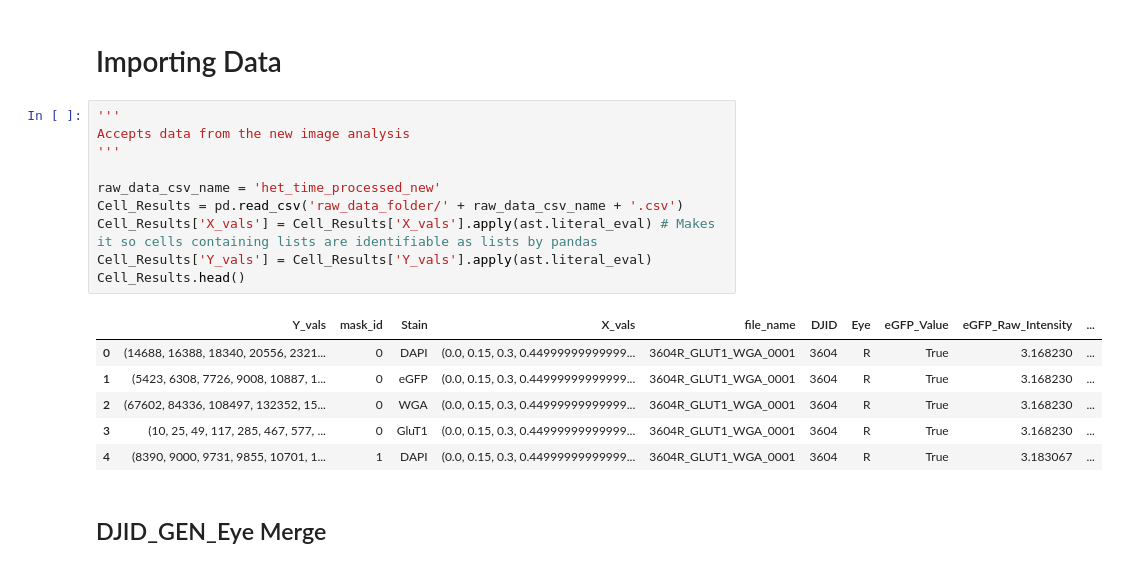
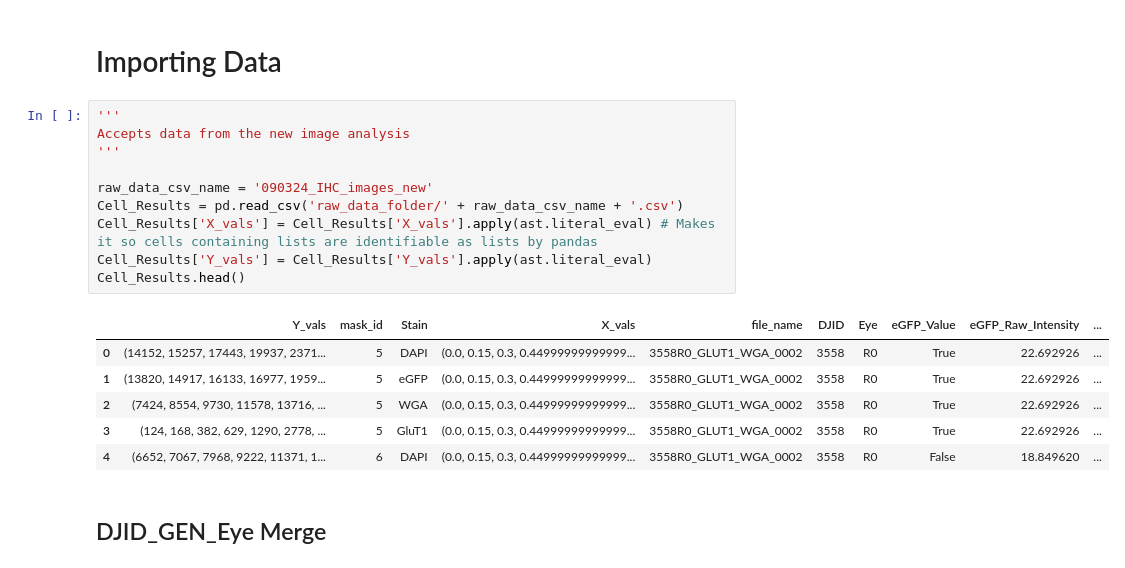
Before and after one commit to rltinio/ImageAnalysis, a Jupyter notebook: Integral_Calculator_V4.ipynb, the cells around one changed output. Drawn from its saved outputs; the diff is of its cells as text.

```diff
--- a/Integral_Calculator_V4.ipynb
+++ b/Integral_Calculator_V4.ipynb
@@ -14,20 +17,20 @@ from Tusc5ImageUtils import *
 # %%
 '''
 Accepts data from the new image analysis
 '''
 
-raw_data_csv_name = 'het_time_processed_new'
+raw_data_csv_name = '090324_IHC_images_new'
 Cell_Results = pd.read_csv('raw_data_folder/' + raw_data_csv_name + '.csv')
 Cell_Results['X_vals'] = Cell_Results['X_vals'].apply(ast.literal_eval) # Makes it so cells containing lists are identifiable as lists by pandas
 Cell_Results['Y_vals'] = Cell_Results['Y_vals'].apply(ast.literal_eval)
 Cell_Results.head()
 # %% [output]
 |  | Y_vals | mask_id | Stain | X_vals | file_name | DJID | Eye | eGFP_Value | eGFP_Raw_Intensity | ... |
-| 0 | (14688, 16388, 18340, 20556, 2321... | 0 | DAPI | (0.0, 0.15, 0.3, 0.44999999999999... | 3604R_GLUT1_WGA_0001 | 3604 | R | True | 3.168230 | ... |
-| 1 | (5423, 6308, 7726, 9008, 10887, 1... | 0 | eGFP | (0.0, 0.15, 0.3, 0.44999999999999... | 3604R_GLUT1_WGA_0001 | 3604 | R | True | 3.168230 | ... |
-| 2 | (67602, 84336, 108497, 132352, 15... | 0 | WGA | (0.0, 0.15, 0.3, 0.44999999999999... | 3604R_GLUT1_WGA_0001 | 3604 | R | True | 3.168230 | ... |
-| 3 | (10, 25, 49, 117, 285, 467, 577, ... | 0 | GluT1 | (0.0, 0.15, 0.3, 0.44999999999999... | 3604R_GLUT1_WGA_0001 | 3604 | R | True | 3.168230 | ... |
-| 4 | (8390, 9000, 9731, 9855, 10701, 1... | 1 | DAPI | (0.0, 0.15, 0.3, 0.44999999999999... | 3604R_GLUT1_WGA_0001 | 3604 | R | True | 3.183067 | ... |
+| 0 | (14152, 15257, 17443, 19937, 2371... | 5 | DAPI | (0.0, 0.15, 0.3, 0.44999999999999... | 3558R0_GLUT1_WGA_0002 | 3558 | R0 | True | 22.692926 | ... |
+| 1 | (13820, 14917, 16133, 16977, 1959... | 5 | eGFP | (0.0, 0.15, 0.3, 0.44999999999999... | 3558R0_GLUT1_WGA_0002 | 3558 | R0 | True | 22.692926 | ... |
+| 2 | (7424, 8554, 9730, 11578, 13716, ... | 5 | WGA | (0.0, 0.15, 0.3, 0.44999999999999... | 3558R0_GLUT1_WGA_0002 | 3558 | R0 | True | 22.692926 | ... |
+| 3 | (124, 168, 382, 629, 1290, 2778, ... | 5 | GluT1 | (0.0, 0.15, 0.3, 0.44999999999999... | 3558R0_GLUT1_WGA_0002 | 3558 | R0 | True | 22.692926 | ... |
+| 4 | (6652, 7067, 7968, 9222, 11371, 1... | 6 | DAPI | (0.0, 0.15, 0.3, 0.44999999999999... | 3558R0_GLUT1_WGA_0002 | 3558 | R0 | False | 18.849620 | ... |
 # %% [markdown]
 ## DJID_GEN_Eye Merge
 # %%
```
Also changed, not shown: parts of 16 cells of this notebook, 3 other files.
